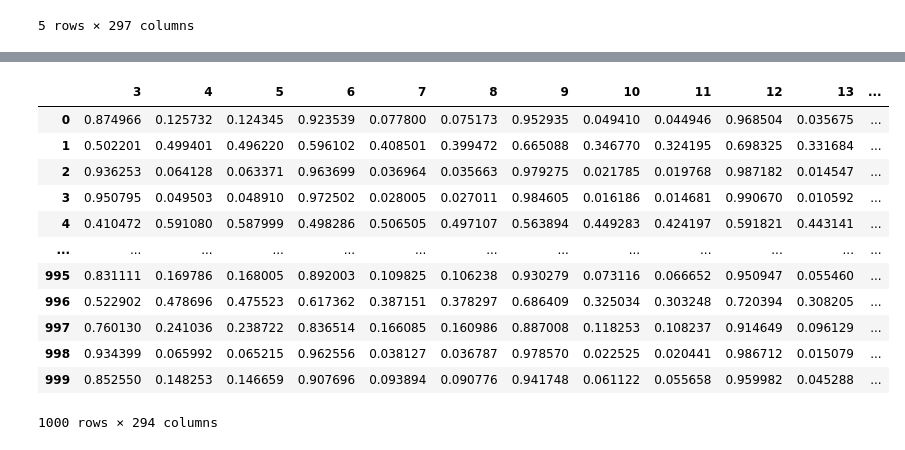
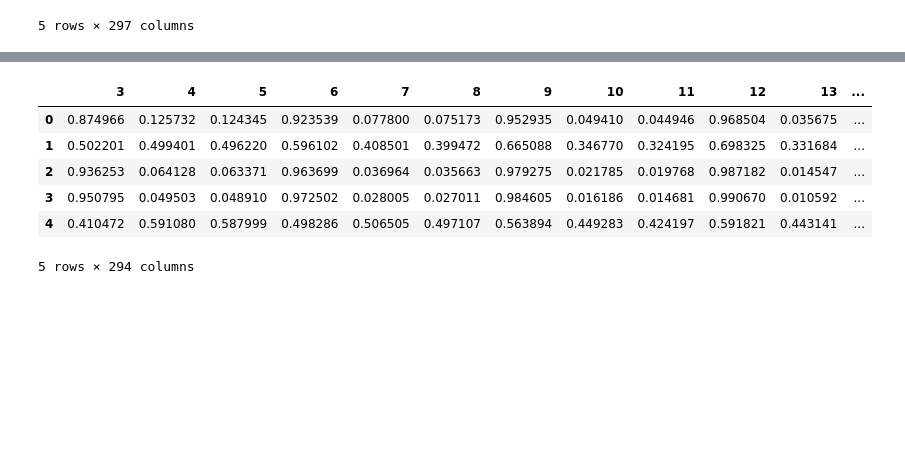
Before and after one commit to dharma610/Neural-network-model-for-compartmenral-model-SIR-and-SEIR-, a Jupyter notebook: part5.ipynb, the cells around one changed output, grey strips where cells are left out. Saved outputs shown, nothing was run; the diff lists cells and outputs as text; code cells hidden in the pictures; blank space fills up the shorter version.

```diff
--- a/part5.ipynb
+++ b/part5.ipynb
@@ -364,20 +352,17 @@ predicted_data
 # %%
 original_data = data_scaled_comp.iloc[:,3:297]
 # %%
-original_data   #we have to compare between original data and predicted data , which are data from day 3 to day 100 in S,I,R order
+"""we have to compare between original data and predicted data,
+which are data from day 3 to day 100 in S,I,R order"""
+
+original_data.head()
 # %% [output]
 |  | 3 | 4 | 5 | 6 | 7 | 8 | 9 | 10 | 11 | 12 | 13 | ... |
 | 0 | 0.874966 | 0.125732 | 0.124345 | 0.923539 | 0.077800 | 0.075173 | 0.952935 | 0.049410 | 0.044946 | 0.968504 | 0.035675 | ... |
 | 1 | 0.502201 | 0.499401 | 0.496220 | 0.596102 | 0.408501 | 0.399472 | 0.665088 | 0.346770 | 0.324195 | 0.698325 | 0.331684 | ... |
 | 2 | 0.936253 | 0.064128 | 0.063371 | 0.963699 | 0.036964 | 0.035663 | 0.979275 | 0.021785 | 0.019768 | 0.987182 | 0.014547 | ... |
 | 3 | 0.950795 | 0.049503 | 0.048910 | 0.972502 | 0.028005 | 0.027011 | 0.984605 | 0.016186 | 0.014681 | 0.990670 | 0.010592 | ... |
 | 4 | 0.410472 | 0.591080 | 0.587999 | 0.498286 | 0.506505 | 0.497107 | 0.563894 | 0.449283 | 0.424197 | 0.591821 | 0.443141 | ... |
-| ... | ... | ... | ... | ... | ... | ... | ... | ... | ... | ... | ... | ... |
-| 995 | 0.831111 | 0.169786 | 0.168005 | 0.892003 | 0.109825 | 0.106238 | 0.930279 | 0.073116 | 0.066652 | 0.950947 | 0.055460 | ... |
-| 996 | 0.522902 | 0.478696 | 0.475523 | 0.617362 | 0.387151 | 0.378297 | 0.686409 | 0.325034 | 0.303248 | 0.720394 | 0.308205 | ... |
-| 997 | 0.760130 | 0.241036 | 0.238722 | 0.836514 | 0.166085 | 0.160986 | 0.887008 | 0.118253 | 0.108237 | 0.914649 | 0.096129 | ... |
-| 998 | 0.934399 | 0.065992 | 0.065215 | 0.962556 | 0.038127 | 0.036787 | 0.978570 | 0.022525 | 0.020441 | 0.986712 | 0.015079 | ... |
-| 999 | 0.852550 | 0.148253 | 0.146659 | 0.907696 | 0.093894 | 0.090776 | 0.941748 | 0.061122 | 0.055658 | 0.959982 | 0.045288 | ... |
-1000 rows × 294 columns
+5 rows × 294 columns
 # %%
 #we have to compare between original data and predicted data , which are data from day 3 to day 100 in S,I,R order
```
Also changed, not shown: parts of 3 cells of this notebook.
